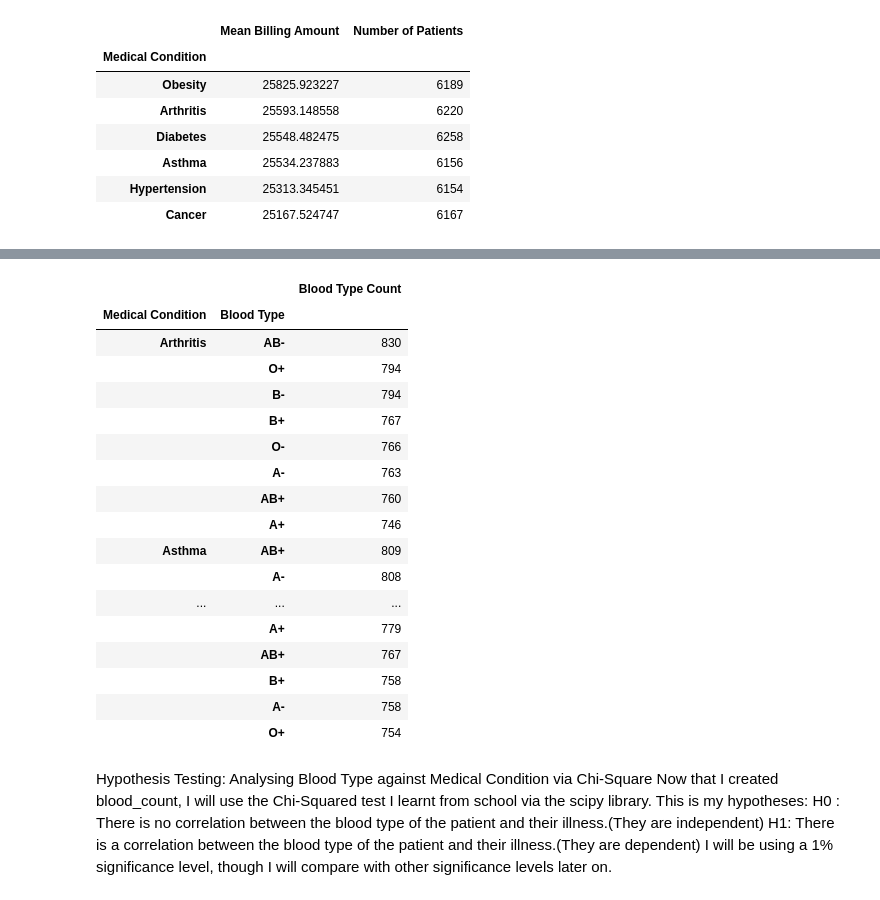
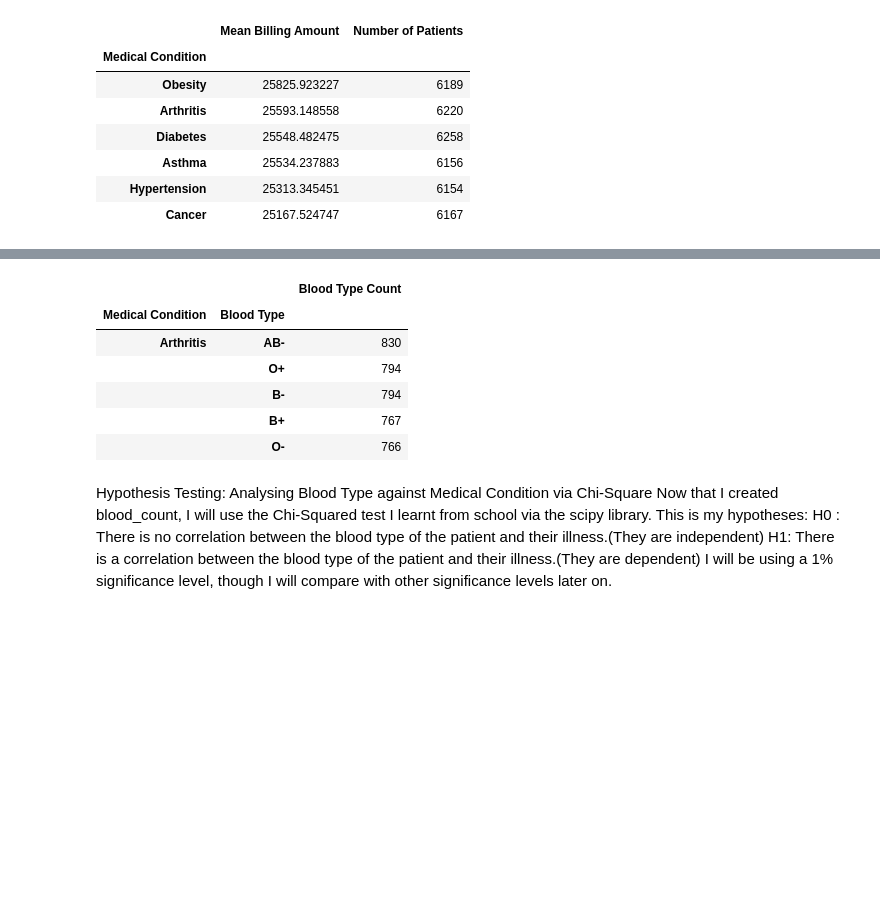
Before and after one commit to agbahovbejasmine-del/hospital_data_project, a Jupyter notebook: hospital_analysis.ipynb, the cells around one changed output, grey strips where cells are left out. Drawn from its saved outputs; the diff is of its cells as text; code cells hidden in the pictures; blank space fills up the shorter version.

```diff
--- a/hospital_analysis.ipynb
+++ b/hospital_analysis.ipynb
@@ -114,26 +103,15 @@ blood_count
 # %%
 #I wanted to remove the Number of Patients and the Mean Billing Amount column from the blood_count dataFrame.
 blood_count=blood_count.drop(columns=['Mean Billing Amount']).drop(columns=['Number of Patients'])
-blood_count
+blood_count.head(5)
 # %% [output]
 |  |  | Blood Type Count |
 | Medical Condition | Blood Type |  |
 | Arthritis | AB- | 830 |
 |  | O+ | 794 |
 |  | B- | 794 |
 |  | B+ | 767 |
 |  | O- | 766 |
-|  | A- | 763 |
-|  | AB+ | 760 |
-|  | A+ | 746 |
-| Asthma | AB+ | 809 |
-|  | A- | 808 |
-| ... | ... | ... |
-|  | A+ | 779 |
-|  | AB+ | 767 |
-|  | B+ | 758 |
-|  | A- | 758 |
-|  | O+ | 754 |
 # %% [markdown]
 Hypothesis Testing: Analysing Blood Type against Medical Condition via Chi-Square
 Now that I created blood_count, I will use the Chi-Squared test I learnt from school via the scipy library.
```
Also changed, not shown: parts of 1 cell of this notebook.
